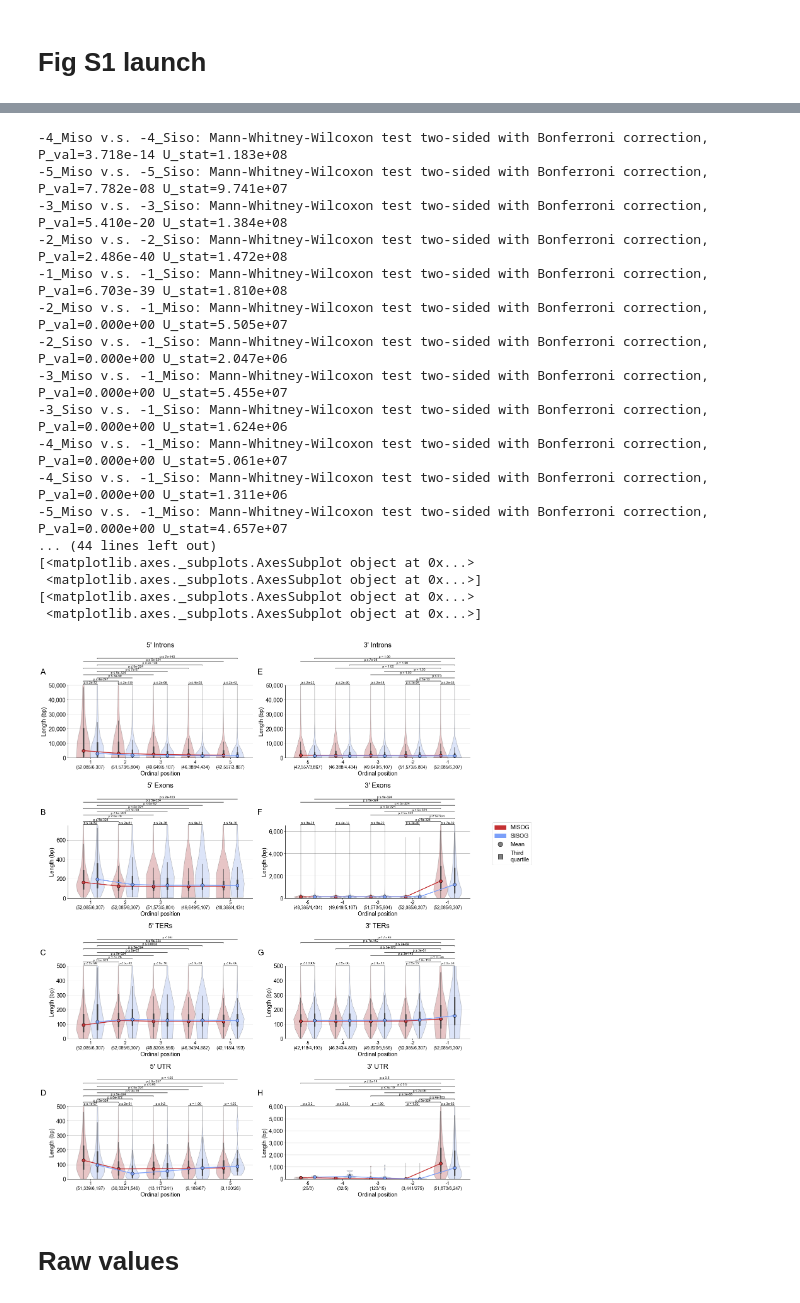
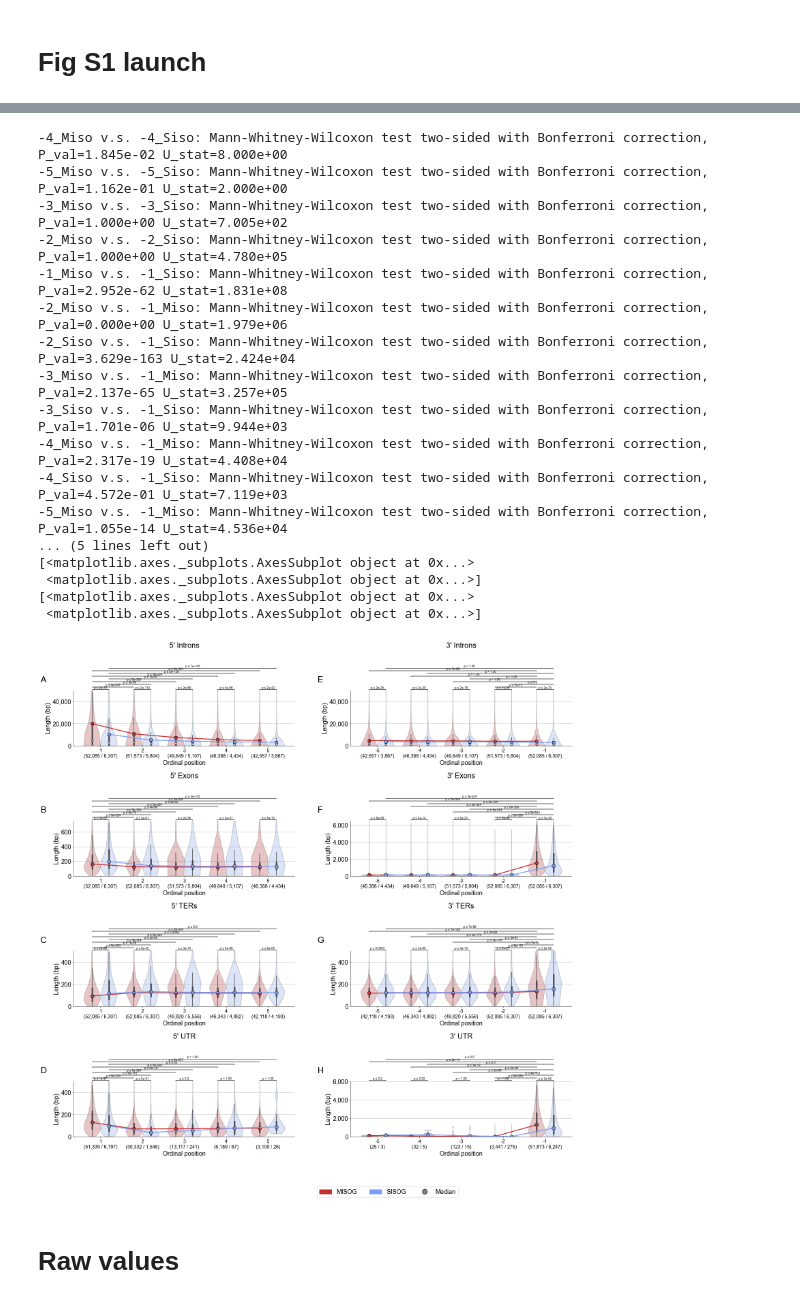
Before and after one commit to weber8thomas/MISOG_SISOG, a Jupyter notebook: src/misog_sisog_analysis.ipynb, the cells around one changed output, grey strips where cells are left out. Saved outputs shown, nothing was run; the diff lists cells and outputs as text; code cells hidden in the pictures.

```diff
--- a/src/misog_sisog_analysis.ipynb
+++ b/src/misog_sisog_analysis.ipynb
@@ -811,7 +871,8 @@ def custom_boxplot(data, x, y, hue, ax, ylim, title="Title",xlabel="",ylabel="",
     count = data.groupby([hue, x]).count()['Gene'].reset_index().pivot(columns=[hue],values='Gene',index=x).reset_index()
     count['Miso'] = count['Miso'].apply(lambda r: str(format(int(r), ',')))
     count['Siso'] = count['Siso'].apply(lambda r: str(format(int(r), ',')))
-    count['Miso/Siso'] = count[x].astype(str) + '\n(' + count['Miso'] + '/' + count['Siso'] + ')'
+    count['Miso/Siso'] = count[x].astype(str) + '\n(' + count['Miso'] + ' / ' + count['Siso'] + ')'
+
 
     bw = 0.2
     cut = 0
@@ -847,9 +908,9 @@ def custom_boxplot(data, x, y, hue, ax, ylim, title="Title",xlabel="",ylabel="",
                     mpatches.Patch([0], [0], color=palette['Miso'], ),
                     mpatches.Patch([0], [0], color=palette['Siso'], ),
                     matplotlib.lines.Line2D([0], [0], marker='o', color='w', label='Circle', markerfacecolor='grey', markeredgecolor='black', markersize=15),
-                    matplotlib.lines.Line2D([0], [0], marker='s', color='w', label='Circle', markerfacecolor='grey', markeredgecolor='black', markersize=15)
+#                     matplotlib.lines.Line2D([0], [0], marker='s', color='w', label='Circle', markerfacecolor='grey', markeredgecolor='black', markersize=15)
                     ],
-              labels= ['MISOG', 'SISOG', "Mean", "Third\nquartile"], title='', ncol=1, bbox_to_anchor=(x_legend,0.75), loc='center right')
+              labels= ['MISOG', 'SISOG', "Median"], title='', ncol=3, bbox_to_anchor=(0.5,-1), loc='center right')
     else:
         ax.legend().remove()
 
@@ -859,16 +920,16 @@ def custom_boxplot(data, x, y, hue, ax, ylim, title="Title",xlabel="",ylabel="",
         tmp_df_medians = medians.loc[medians['Miso_siso'] == ms]
         tmp_df_means = means.loc[means['Miso_siso'] == ms]
         x_plot = [e + x_shift for e in range(0,5)]
-        if title == 'Introns':
+        if 'Introns' in title :
             ax.plot(x_plot, tmp_df_means[y].values, lw=2.5, color=palette[ms],  marker="s", markersize=8, markeredgecolor="black",  markeredgewidth=1, ls='-', )
             ax.plot(x_plot, tmp_df_medians[y].values, lw=2.5, color="white",  marker="o", markersize=6, markeredgecolor="black",  markeredgewidth=1, ls='', )
         else:
             ax.plot(x_plot, tmp_df_medians[y].values, lw=2.5, color=palette[ms],  marker="o", markersize=10, markeredgecolor="black",  markeredgewidth=1, ls='-', )
 
-    if x:
-        add_stat_annotation(ax, data=data, x=x, y=y, hue=hue, box_pairs=box_pairs,
-                            test='Mann-Whitney', text_format='simple',  pvalue_thresholds=pvalues_cutoff,
-                            loc='outside', fontsize=10, verbose=2, line_height=0.0025, line_offset=0.008)
+    add_stat_annotation(ax, data=data, x=x, y=y, hue=hue, box_pairs=box_pairs,
+                        test='Mann-Whitney', text_format='simple',  pvalue_thresholds=pvalues_cutoff,
+                        loc='outside', fontsize=9, verbose=2, line_height=0.0025, line_offset=0.012)
+
     return ax
 # %% [markdown]
 # Fig S1 launch
@@ -885,12 +946,12 @@ print(box_pairs)
 
 k_limit = 5
 zscore_cutoff = 2
-padding_title = 120
+padding_title = 125
 
-concat_cds_exons['Nb_exon_relative'] = concat_cds_exons['Nb_exon_relative'].fillna(0)
-concat_introns['Nb_exon_relative'] = concat_introns['Nb_exon_relative'].fillna(0)
-concat_cds_exons[['Nb_exon_relative', 'Nb_exon', 'Nb_exon_inverted']] = concat_cds_exons[['Nb_exon_relative', 'Nb_exon', 'Nb_exon_inverted']].astype(int)
-concat_introns[['Nb_exon_relative', 'Nb_exon', 'Nb_exon_inverted']] = concat_introns[['Nb_exon_relative', 'Nb_exon', 'Nb_exon_inverted']].astype(int)
+# concat_cds_exons['Nb_exon_relative'] = concat_cds_exons['Nb_exon_relative'].fillna(0)
+# concat_introns['Nb_exon_relative'] = concat_introns['Nb_exon_relative'].fillna(0)
+# concat_cds_exons[['Nb_exon_relative', 'Nb_exon', 'Nb_exon_inverted']] = concat_cds_exons[['Nb_exon_relative', 'Nb_exon', 'Nb_exon_inverted']].astype(int)
+# concat_introns[['Nb_exon_relative', 'Nb_exon', 'Nb_exon_inverted']] = concat_introns[['Nb_exon_relative', 'Nb_exon', 'Nb_exon_inverted']].astype(int)
 
 utrs = concat_cds_exons.dropna(subset=['UTR_bool']).reset_index(drop=True)
 utrs[['UTR_Start', 'UTR_End']] = utrs.UTR_ranges.str.split('-', expand=True)
@@ -909,22 +970,20 @@ box_pairs = [
 ]
 box_pairs = box_pairs + [((-1,'Miso'),(e,'Miso')) for e in range(-5,-1)] + [((-1,'Siso'),(e,'Siso')) for e in range(-5,-1)]
 
-custom_boxplot(data=concat_cds_exons.loc[(concat_cds_exons['Type'] == 'exon')  & (concat_cds_exons['Nb_exon_inverted'] >= -5)][['Gene', 'NM', 'Miso_siso', 'Nb_exon_inverted', 'Length']].drop_duplicates(), x='Nb_exon_inverted', y='Length', hue='Miso_siso',xlabel='Ordinal position', ax=ax[1][1], ylim=(0,6.5e3), palette=palette, title="3' Exons", box_pairs=box_pairs, padding_title=padding_title, legend=True, x_legend=1.35,)
+custom_boxplot(data=concat_cds_exons.loc[(concat_cds_exons['Type'] == 'exon')  & (concat_cds_exons['Nb_exon_inverted'] >= -5)][['Gene', 'NM', 'Miso_siso', 'Nb_exon_inverted', 'Length']].drop_duplicates(), x='Nb_exon_inverted', y='Length', hue='Miso_siso',xlabel='Ordinal position', ax=ax[1][1], ylim=(0,6.5e3), palette=palette, title="3' Exons", box_pairs=box_pairs, padding_title=padding_title)
 custom_boxplot(data=concat_cds_exons.loc[(concat_cds_exons['Type'] == 'CDS') & (concat_cds_exons['Nb_exon_inverted'] >= -5)][['Gene', 'NM', 'Miso_siso', 'Nb_exon_inverted', 'Length']].drop_duplicates(), x='Nb_exon_inverted', y='Length', hue='Miso_siso', xlabel='Ordinal position',ax=ax[2][1], ylim=(0,500), palette=palette, title="3' TERs", box_pairs=box_pairs, padding_title=padding_title)
 custom_boxplot(data=concat_introns.loc[(concat_introns['Type'] == 'exon') & (concat_introns['Nb_exon_inverted'] >= -5)][['Gene', 'NM', 'Miso_siso', 'Nb_exon_inverted', 'Intron_Length']].drop_duplicates(), x='Nb_exon_inverted', y='Intron_Length', hue='Miso_siso',xlabel='Ordinal position', ax=ax[0][1], ylim=(0,50e3), palette=palette, title="3' Introns", box_pairs=box_pairs, padding_title=padding_title, )
-custom_boxplot(data=utrs.loc[(utrs['UTR_bool'] == '3_prime') & (utrs['Nb_exon_inverted'] >= -5)][['Gene', 'NM', 'Miso_siso', 'Nb_exon_inverted', 'UTR_Length']].drop_duplicates(), x='Nb_exon_inverted', y='UTR_Length', hue='Miso_siso',  xlabel='Ordinal position',ax=ax[3][1], ylim=(0,6e3), palette=palette, title="3' UTR", box_pairs=box_pairs, padding_title=padding_title)
+custom_boxplot(data=utrs.loc[(utrs['UTR_bool'] == '3_prime') & (utrs['Nb_exon_inverted'] >= -5)][['Gene', 'NM', 'Miso_siso', 'Nb_exon_inverted', 'UTR_Length']].drop_duplicates(), x='Nb_exon_inverted', y='UTR_Length', hue='Miso_siso',  xlabel='Ordinal position',ax=ax[3][1], ylim=(0,6e3), palette=palette, title="3' UTR", box_pairs=box_pairs, padding_title=padding_title, legend=True, x_legend=1.35,)
 
 
 i = 0
 for n, a in enumerate(ax):
     print(a)
     sub_a = a[0]
-#     print(sub_a)
     sub_a.text(-0.15, 1.15, string.ascii_uppercase[i], transform=sub_a.transAxes, size=25, weight='bold')
     i += 1
 for n, a in enumerate(ax):
     sub_a = a[1]
-#     print(sub_a)
     sub_a.text(-0.15, 1.15, string.ascii_uppercase[i], transform=sub_a.transAxes, size=25, weight='bold')
     i += 1
 
@@ -953,21 +1012,21 @@ f.savefig(figure_path, dpi=600)
--4_Miso v.s. -4_Siso: Mann-Whitney-Wilcoxon test two-sided with Bonferroni correction, P_val=3.718e-14 U_stat=1.183e+08
--5_Miso v.s. -5_Siso: Mann-Whitney-Wilcoxon test two-sided with Bonferroni correction, P_val=7.782e-08 U_stat=9.741e+07
--3_Miso v.s. -3_Siso: Mann-Whitney-Wilcoxon test two-sided with Bonferroni correction, P_val=5.410e-20 U_stat=1.384e+08
--2_Miso v.s. -2_Siso: Mann-Whitney-Wilcoxon test two-sided with Bonferroni correction, P_val=2.486e-40 U_stat=1.472e+08
--1_Miso v.s. -1_Siso: Mann-Whitney-Wilcoxon test two-sided with Bonferroni correction, P_val=6.703e-39 U_stat=1.810e+08
--2_Miso v.s. -1_Miso: Mann-Whitney-Wilcoxon test two-sided with Bonferroni correction, P_val=0.000e+00 U_stat=5.505e+07
--2_Siso v.s. -1_Siso: Mann-Whitney-Wilcoxon test two-sided with Bonferroni correction, P_val=0.000e+00 U_stat=2.047e+06
--3_Miso v.s. -1_Miso: Mann-Whitney-Wilcoxon test two-sided with Bonferroni correction, P_val=0.000e+00 U_stat=5.455e+07
--3_Siso v.s. -1_Siso: Mann-Whitney-Wilcoxon test two-sided with Bonferroni correction, P_val=0.000e+00 U_stat=1.624e+06
--4_Miso v.s. -1_Miso: Mann-Whitney-Wilcoxon test two-sided with Bonferroni correction, P_val=0.000e+00 U_stat=5.061e+07
--4_Siso v.s. -1_Siso: Mann-Whitney-Wilcoxon test two-sided with Bonferroni correction, P_val=0.000e+00 U_stat=1.311e+06
--5_Miso v.s. -1_Miso: Mann-Whitney-Wilcoxon test two-sided with Bonferroni correction, P_val=0.000e+00 U_stat=4.657e+07
-... (44 lines left out)
+-4_Miso v.s. -4_Siso: Mann-Whitney-Wilcoxon test two-sided with Bonferroni correction, P_val=1.845e-02 U_stat=8.000e+00
+-5_Miso v.s. -5_Siso: Mann-Whitney-Wilcoxon test two-sided with Bonferroni correction, P_val=1.162e-01 U_stat=2.000e+00
+-3_Miso v.s. -3_Siso: Mann-Whitney-Wilcoxon test two-sided with Bonferroni correction, P_val=1.000e+00 U_stat=7.005e+02
+-2_Miso v.s. -2_Siso: Mann-Whitney-Wilcoxon test two-sided with Bonferroni correction, P_val=1.000e+00 U_stat=4.780e+05
+-1_Miso v.s. -1_Siso: Mann-Whitney-Wilcoxon test two-sided with Bonferroni correction, P_val=2.952e-62 U_stat=1.831e+08
+-2_Miso v.s. -1_Miso: Mann-Whitney-Wilcoxon test two-sided with Bonferroni correction, P_val=0.000e+00 U_stat=1.979e+06
+-2_Siso v.s. -1_Siso: Mann-Whitney-Wilcoxon test two-sided with Bonferroni correction, P_val=3.629e-163 U_stat=2.424e+04
+-3_Miso v.s. -1_Miso: Mann-Whitney-Wilcoxon test two-sided with Bonferroni correction, P_val=2.137e-65 U_stat=3.257e+05
+-3_Siso v.s. -1_Siso: Mann-Whitney-Wilcoxon test two-sided with Bonferroni correction, P_val=1.701e-06 U_stat=9.944e+03
+-4_Miso v.s. -1_Miso: Mann-Whitney-Wilcoxon test two-sided with Bonferroni correction, P_val=2.317e-19 U_stat=4.408e+04
+-4_Siso v.s. -1_Siso: Mann-Whitney-Wilcoxon test two-sided with Bonferroni correction, P_val=4.572e-01 U_stat=7.119e+03
+-5_Miso v.s. -1_Miso: Mann-Whitney-Wilcoxon test two-sided with Bonferroni correction, P_val=1.055e-14 U_stat=4.536e+04
+... (5 lines left out)
 [<matplotlib.axes._subplots.AxesSubplot object at 0x...>
  <matplotlib.axes._subplots.AxesSubplot object at 0x...>]
 [<matplotlib.axes._subplots.AxesSubplot object at 0x...>
  <matplotlib.axes._subplots.AxesSubplot object at 0x...>]
-[figure, old version]
+[figure, new version]
 # %% [markdown]
 # Raw values
 # %%
```
Also changed, not shown: parts of 20 cells of this notebook, 1 other file.
